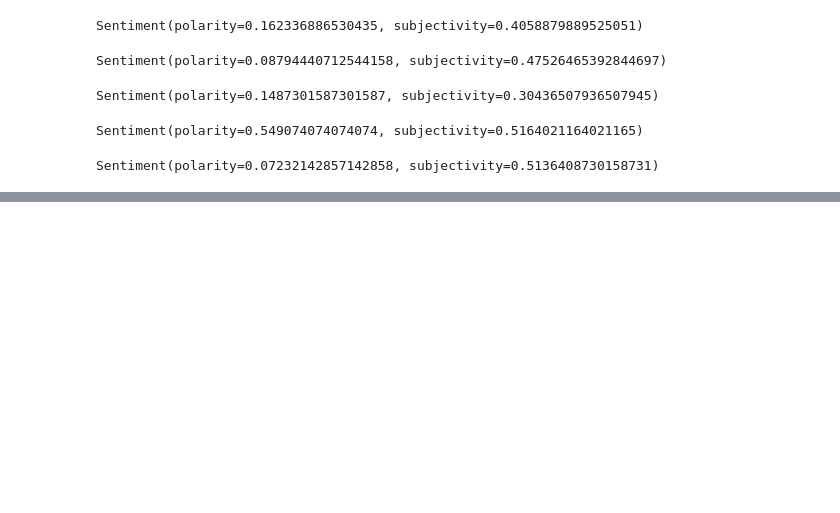
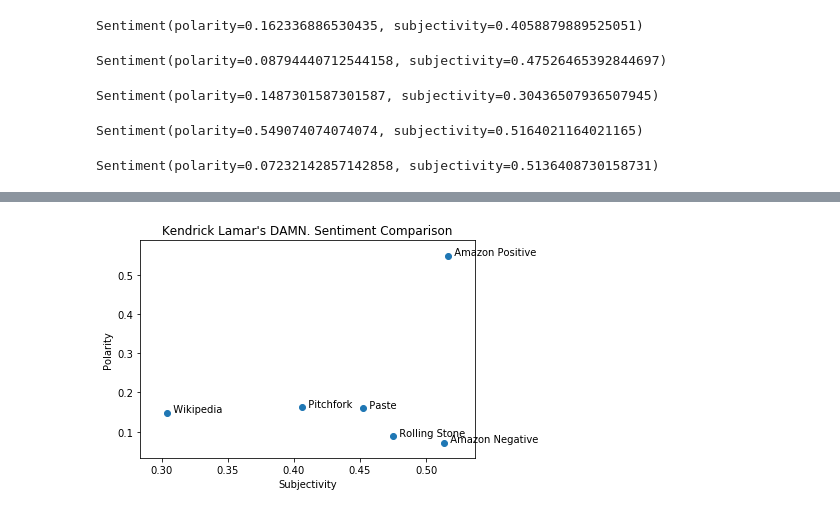
Before and after one commit to andrewjbashford/GalvanizeCapstone, a Jupyter notebook: Subjectivity - Polarity Benchmarks.ipynb, the cells around one changed output, grey strips where cells are left out. Drawn from its saved outputs; the diff is of its cells as text; code cells hidden in the pictures; blank space fills up the shorter version.

```diff
--- a/Subjectivity - Polarity Benchmarks.ipynb
+++ b/Subjectivity - Polarity Benchmarks.ipynb
@@ -137,0 +151,9 @@ Sentiment(polarity=0.07232142857142858, subjectivity=0.5136408730158731)
+# %%
+scores = [amazon_pos.sentiment, amazon_neg.sentiment, wiki_blob.sentiment, pitchfork.sentiment, paste.sentiment, rollingstone.sentiment]
+# %%
+polarity = []
+subjectivity = []
+labels= ['  Amazon Positive', "  Amazon Negative", "  Wikipedia", "  Pitchfork", "  Paste", "  Rolling Stone"]
+for p, s, in scores:
+    polarity.append(p)
+    subjectivity.append(s)
@@ -137,0 +169,11 @@ Sentiment(polarity=0.07232142857142858, subjectivity=0.5136408730158731)
+# %%
+fig, ax = plt.subplots()
+ax.scatter(subjectivity, polarity)
+plt.xlabel('Subjectivity')
+plt.ylabel('Polarity')
+plt.title("Kendrick Lamar's DAMN. Sentiment Comparison")
+for i, txt in enumerate(labels):
+    ax.annotate(txt, (subjectivity[i],polarity[i]))
+plt.show()
+# %% [output]
+[figure, added]
```
Also changed, not shown: parts of 4 cells of this notebook.
